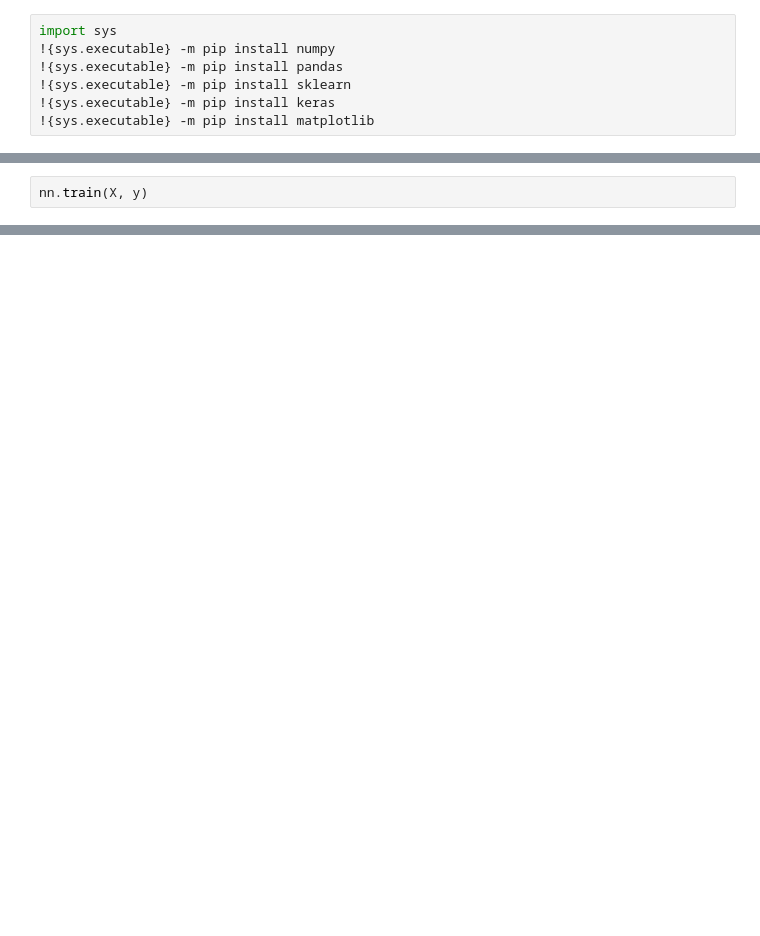
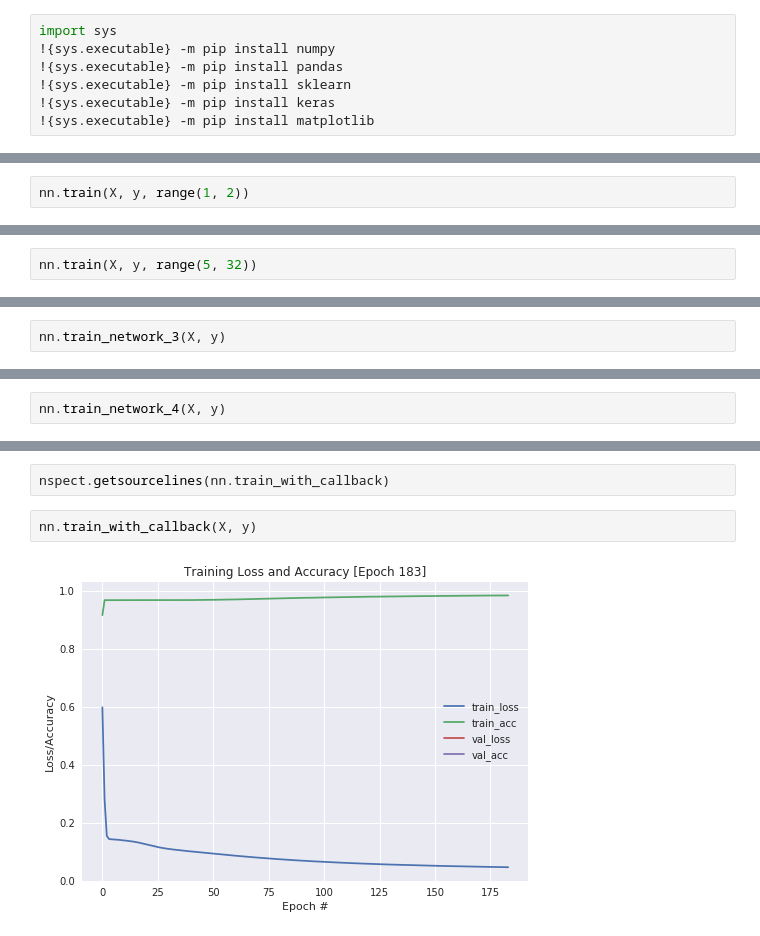
Before and after one commit to hardikgw/gmu-exam, a Jupyter notebook: notebooks/NNKeras.ipynb, the cells around one changed output, grey strips where cells are left out. Drawn from its saved outputs; the diff is of its cells as text; blank space fills up the shorter version.

```diff
--- a/notebooks/NNKeras.ipynb
+++ b/notebooks/NNKeras.ipynb
@@ -85,0 +92,2 @@ X, y, unique_classes = nn.read_data()
+# %%
+nn.train(X, y, range(1, 2))
@@ -85,0 +112,2 @@ X, y, unique_classes = nn.read_data()
+# %%
+nn.train(X, y, range(5, 32))
@@ -86,3 +151,3 @@ X, y, unique_classes = nn.read_data()
 # %%
-nn.train(X, y)
+nn.train_network_3(X, y)
 # %% [output]
@@ -120,0 +190,2 @@ Epoch time avg: 0:00:00.386950
+# %%
+nn.train_network_4(X, y)
@@ -121,3 +224,9 @@ Epoch time avg: 0:00:00.386950
+# %%
+nspect.getsourcelines(nn.train_with_callback)
+# %%
+nn.train_with_callback(X, y)
+# %% [output]
+[figure, added]
 # %%
 from sklearn.tree import DecisionTreeClassifier
 from sklearn.metrics import accuracy_score
```
Also changed, not shown: parts of 30 cells of this notebook, 6 other files.
